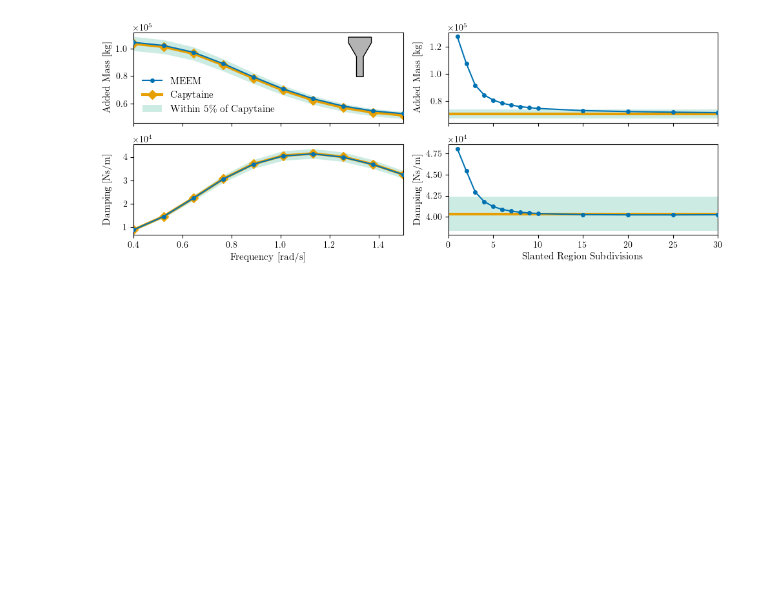
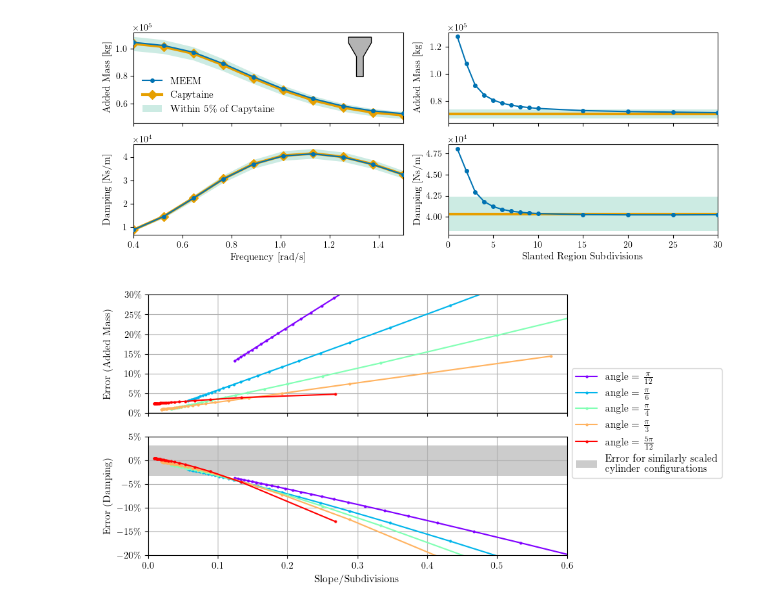
Before and after one commit to symbiotic-engineering/OpenFLASH, a Jupyter notebook: analysis/slant_data_plots.ipynb, the cells around one changed output. Saved outputs shown, nothing was run; the diff lists cells and outputs as text; code cells hidden in the pictures; blank space fills up the shorter version.

```diff
--- a/analysis/slant_data_plots.ipynb
+++ b/analysis/slant_data_plots.ipynb
@@ -1,8 +1,9 @@
 # %%
 import numpy as np
 import pickle
+import matplotlib as mpl
 import matplotlib.pyplot as plt
-from matplotlib.ticker import ScalarFormatter
+from matplotlib.ticker import ScalarFormatter, MultipleLocator, FuncFormatter, PercentFormatter
 import openflash
 print(type(openflash))
 print(openflash.__path__)
@@ -20,6 +21,7 @@ except ImportError as e:
 np.set_printoptions(threshold=np.inf, linewidth=np.inf, precision=8, suppress=True)
 from openflash.multi_constants import rho #need for BEM
 from capytaine_generator import CapytaineSlantSolver
+from openflash.multi_equations import wavenumber
 
 import sys
 from pathlib import Path
@@ -34,8 +36,11 @@ colors.get_colors()
 fonts.get_fonts()
 print(colors.purple)
 
-figs_1_path_str = str((HERE / ".." / "pubs" / "JFM" / "figs" / "MEEM-CPT-Slant-Freq.pdf").resolve())
-store_path_str = str((HERE / "data" / "slants.pkl").resolve())
+figs_path1_str = str((HERE / ".." / "pubs" / "JFM" / "figs" / "MEEM-CPT-Slant-Freq.pdf").resolve())
+figs_path2_str = str((HERE / ".." / "pubs" / "JFM" / "figs" / "Vary-Slopes.pdf").resolve())
+store_path1_str = str((HERE / "data" / "slants.pkl").resolve())
+store_path2_str = str((HERE / "data" / "slope-slants.pkl").resolve())
+store_path3_str = str((HERE / "data" / "potential-slants.pkl").resolve())
 # %% [output]
 <class 'module'>
 ['/Users/Bimali/Desktop/SEALab/OpenFLASH/package/src/openflash']
@@ -76,8 +81,14 @@ config_geoms = {"Config 1" : {"d_in" : d_in_1, "d_out" : d_out_1, "a_list" : a_l
 
 res_lst = [1, 2, 3, 4, 5, 6, 7, 8, 9, 10, 15, 20, 25, 30]
 
-with open(store_path_str, 'rb') as file:
+with open(store_path1_str, 'rb') as file:
     data = pickle.load(file)
+
+with open(store_path2_str, 'rb') as file:
+    slope_varying_data = pickle.load(file)
+
+with open(store_path3_str, 'rb') as file:
+    potential_data = pickle.load(file)
 # %%
 # Plot Settings
 l_width = 3 # line width
@@ -191,0 +261,32 @@ fig.savefig(full_path, format='pdf', dpi=300, bbox_inches='tight')
+# %%
+labels = {i : angle_format_func(i * np.pi / 12, None) for i in range(1, 6)}
+
+fig, axs = plt.subplots(2, 1, figsize=(8, 5), sharex = 'col')
+cmap = plt.cm.rainbow
+rain_colors = cmap(np.linspace(0, 1, 5))
+
+for i in range(1, 6):
+  axs[0].plot(all_plt3_xs[i-1], all_plt3_ams[i-1], label = "angle = " + labels[i], marker='o', markersize=2, c = rain_colors[i-1])
+  axs[1].plot(all_plt3_xs[i-1], all_plt3_dps[i-1], marker='o', markersize=2, c = rain_colors[i-1])
+
+axs[0].axhspan(-1 * np.mean(np.abs(plot_data["cyl err am"])), np.mean(np.abs(plot_data["cyl err am"])), alpha=0.2, color = colors.black, linewidth=0, zorder=1)
+axs[1].axhspan(-1 * np.mean(np.abs(plot_data["cyl err dp"])), np.mean(np.abs(plot_data["cyl err dp"])), alpha=0.2, color = colors.black, linewidth=0, zorder=1,
+               label = "Error for similarly scaled\ncylinder configurations")
+axs[1].set_xlabel("Slope/Subdivisions", fontsize = lab_fs)
+axs[1].set_xlim([0, 0.6])
+
+formatter = PercentFormatter(xmax=1, decimals=0)
+for ax in axs:
+  ax.grid(True)
+  ax.yaxis.set_major_formatter(formatter)
+
+axs[0].set_ylabel("Error (Added Mass)", fontsize = lab_fs)
+axs[1].set_ylabel("Error (Damping)", fontsize = lab_fs)
+axs[0].set_ylim([0, 0.3])
+axs[1].set_ylim([-0.2, 0.05])
+
+fig.align_ylabels(axs)
+fig.legend(loc='center left', bbox_to_anchor=(0.9, 0.5), fontsize = leg_fs)
+fig.savefig(figs_path2_str, format='pdf', dpi=300, bbox_inches='tight')
+# %% [output]
+[figure, added]
```
Also changed, not shown: parts of 12 cells of this notebook, 17 other files.
